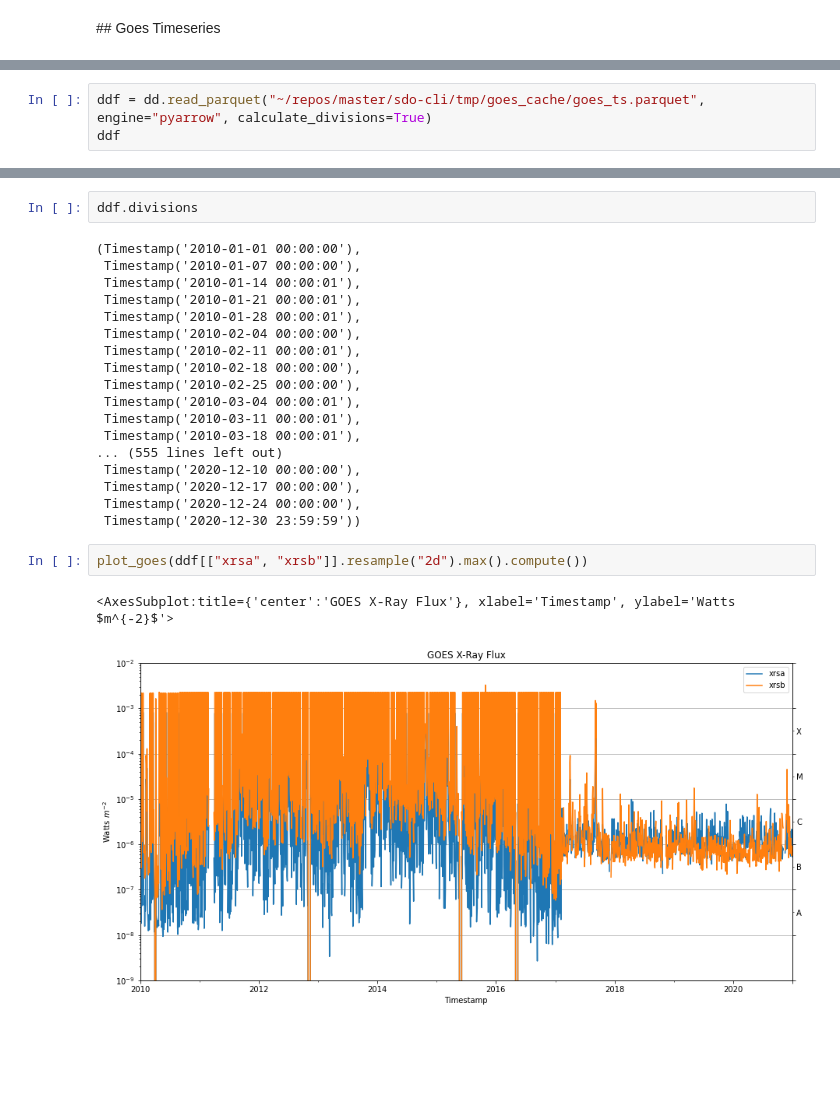
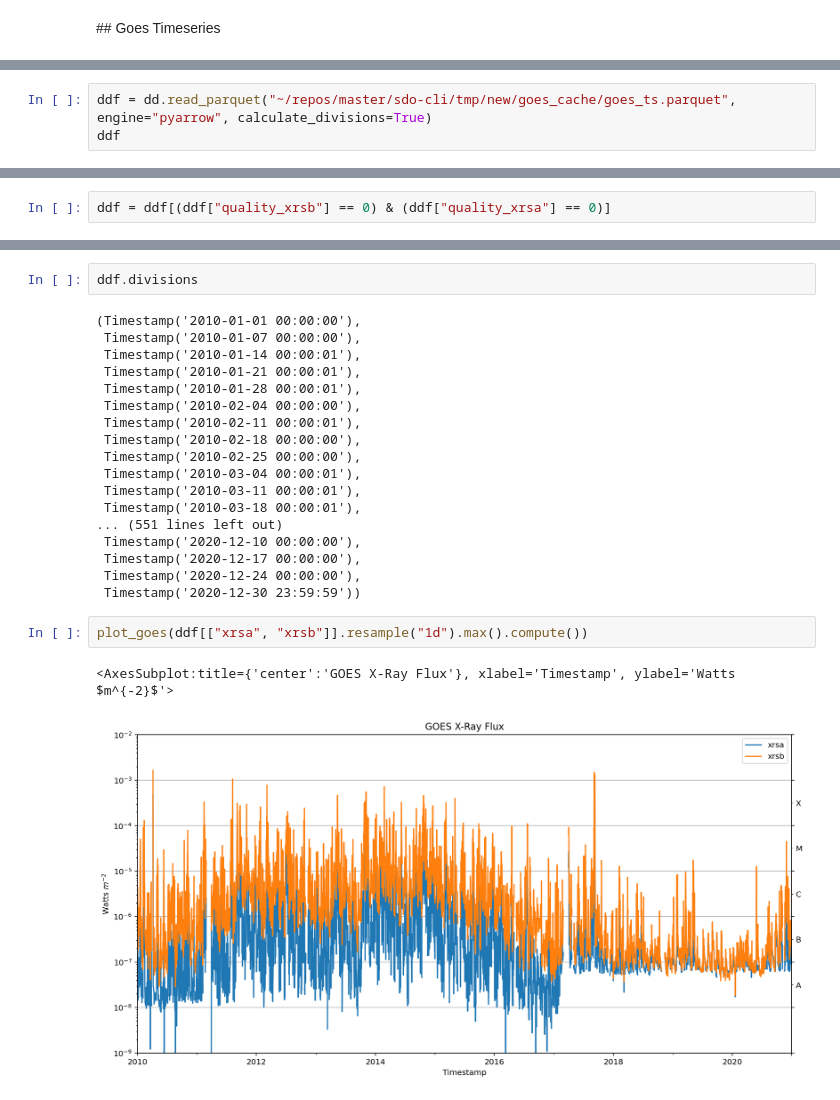
Before and after one commit to i4Ds/sdo-cli, a Jupyter notebook: notebooks/GOES.ipynb, the cells around one changed output, grey strips where cells are left out. Drawn from its saved outputs; the diff is of its cells as text; blank space fills up the shorter version.

Commit message:
adds illustrative example for working with GOES timeseries, adds filter by GOES quality

```diff
--- a/notebooks/GOES.ipynb
+++ b/notebooks/GOES.ipynb
@@ -21,7 +32,7 @@ def plot_goes(df):
     axes.legend()
     return axes
 # %%
-ddf = dd.read_parquet("~/repos/master/sdo-cli/tmp/goes_cache/goes_ts.parquet", engine="pyarrow", calculate_divisions=True)
+ddf = dd.read_parquet("~/repos/master/sdo-cli/tmp/new/goes_cache/goes_ts.parquet", engine="pyarrow", calculate_divisions=True)
 ddf
 # %% [output]
 Dask DataFrame Structure:
@@ -36,3 +47,5 @@ Dask Name: read-parquet, 570 tasks
+# %%
+ddf = ddf[(ddf["quality_xrsb"] == 0) & (ddf["quality_xrsa"] == 0)]
 # %%
 ddf.columns
 # %% [output]
@@ -69,16 +82,16 @@ ddf.divisions
  Timestamp('2010-03-04 00:00:01'),
  Timestamp('2010-03-11 00:00:01'),
  Timestamp('2010-03-18 00:00:01'),
-... (555 lines left out)
+... (551 lines left out)
  Timestamp('2020-12-10 00:00:00'),
  Timestamp('2020-12-17 00:00:00'),
  Timestamp('2020-12-24 00:00:00'),
  Timestamp('2020-12-30 23:59:59'))
 # %%
-plot_goes(ddf[["xrsa", "xrsb"]].resample("2d").max().compute())
+plot_goes(ddf[["xrsa", "xrsb"]].resample("1d").max().compute())
 # %% [output]
 <AxesSubplot:title={'center':'GOES X-Ray Flux'}, xlabel='Timestamp', ylabel='Watts $m^{-2}$'>
-[figure, old version]
+[figure, new version]
 # %%
 plot_goes(ddf.loc["2013-09-01 00:00":"2013-09-01 11:59"][["xrsa", "xrsb"]].resample("60s").max().compute())
 # %% [output]
```
Also changed, not shown: parts of 30 cells of this notebook, 5 other files.
